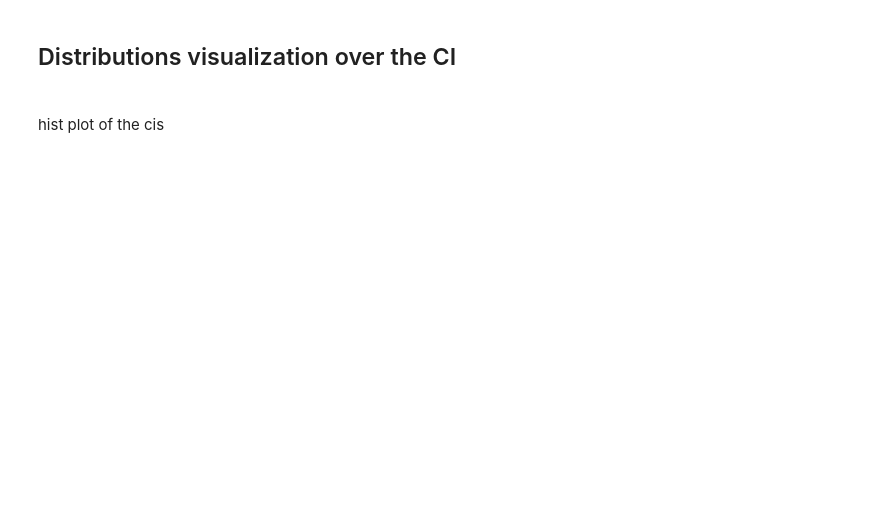
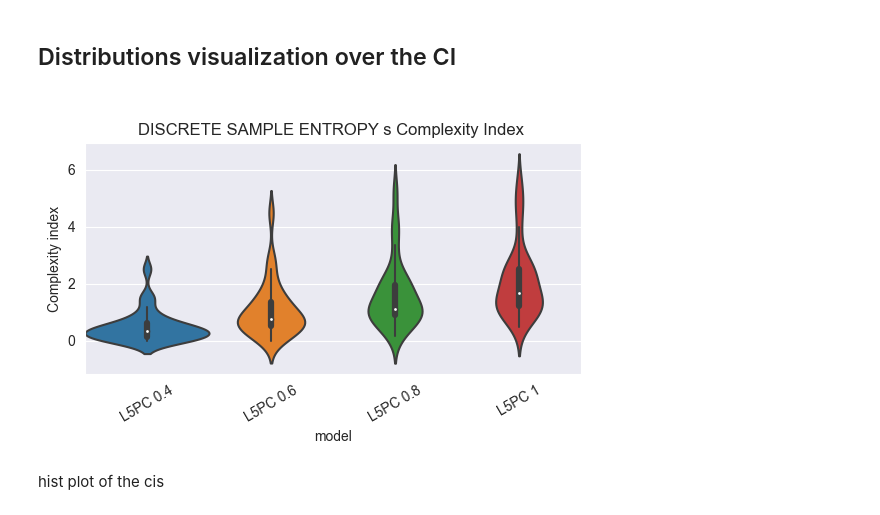
Before and after one commit to NitzanLux/neuron_mi, a Jupyter notebook: data_introduction.ipynb, the cells around one changed output. Saved outputs shown, nothing was run; the diff lists cells and outputs as text; code cells hidden in the pictures; blank space fills up the shorter version.

```diff
--- a/data_introduction.ipynb
+++ b/data_introduction.ipynb
@@ -121,3 +72,32 @@ for c in c_obj:
+# %%
+box_plot_data = {}
+colors_index={}
+c_obj=set()
+temp_df= d
+for i, m in enumerate(name_order):
+    colors_index[m]=f'C{i}'
+    for c in df.columns:
+        if 'CI'in c:
+            c_obj.add(c)
+
+for c in c_obj:
+    fig, ax = plt.subplots()
+    bpa=[]
+    keylen = len(box_plot_data)
+    c_arr=[]
+    i=0
+    r = sn.violinplot(data=df,y=c,x='model',width=1.,orient='v', order=name_order)
+
+    r.set_xticklabels(r.get_xticklabels(),rotation=30)
+    ax.set_ylabel('Complexity index')
+
+    ax.set_title(f'{c.replace("CI","").replace("_"," ")}Complexity Index ')
+    plt.subplots_adjust(bottom=0.4)
+
+    fig
+    save_large_plot(fig, f"boxplot{c}_{len(d)}.png", tags=d.data_tags)
+# %% [output]
+[figure, added]
 # %% [markdown]
 hist plot of the cis
 # %%
```
Also changed, not shown: parts of 11 cells of this notebook, 2 other files.
